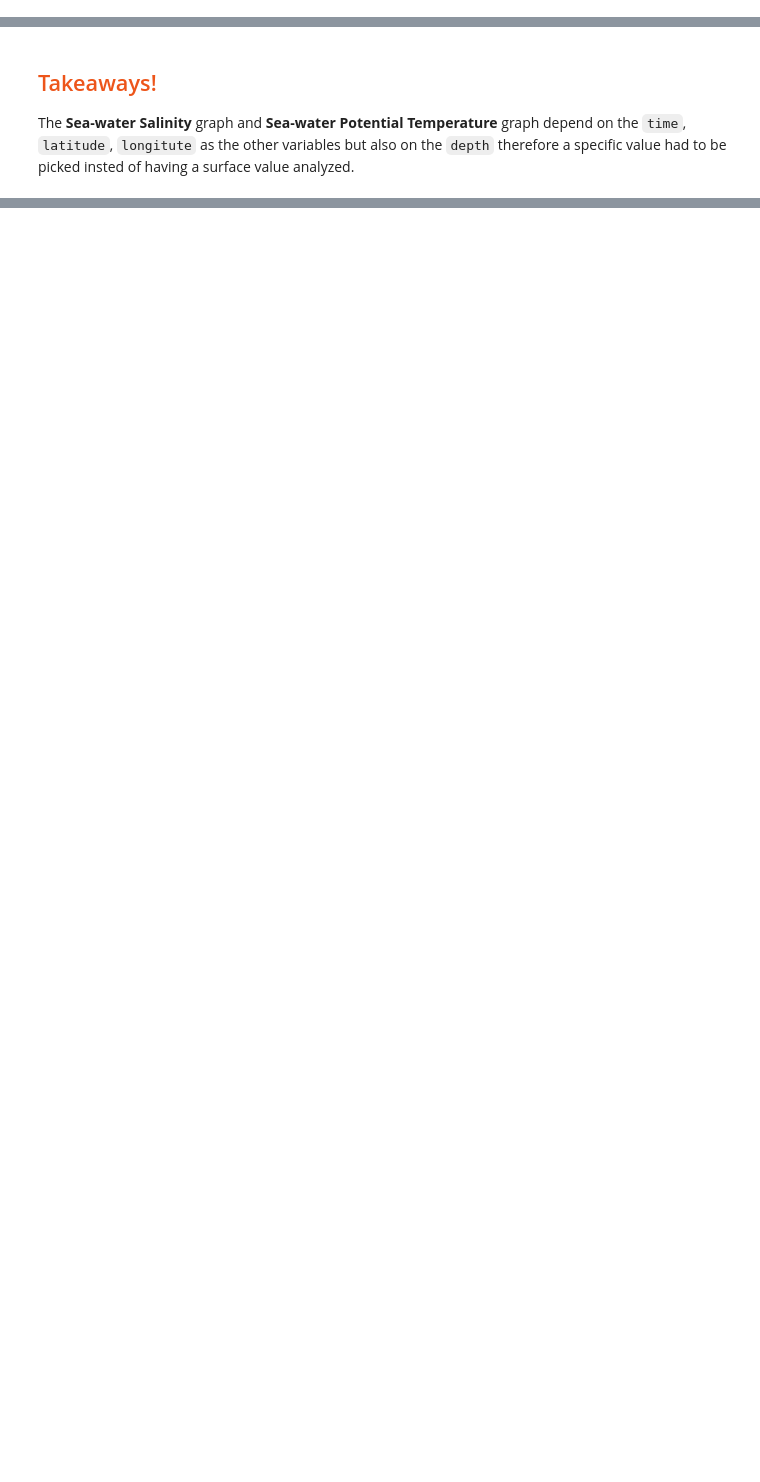
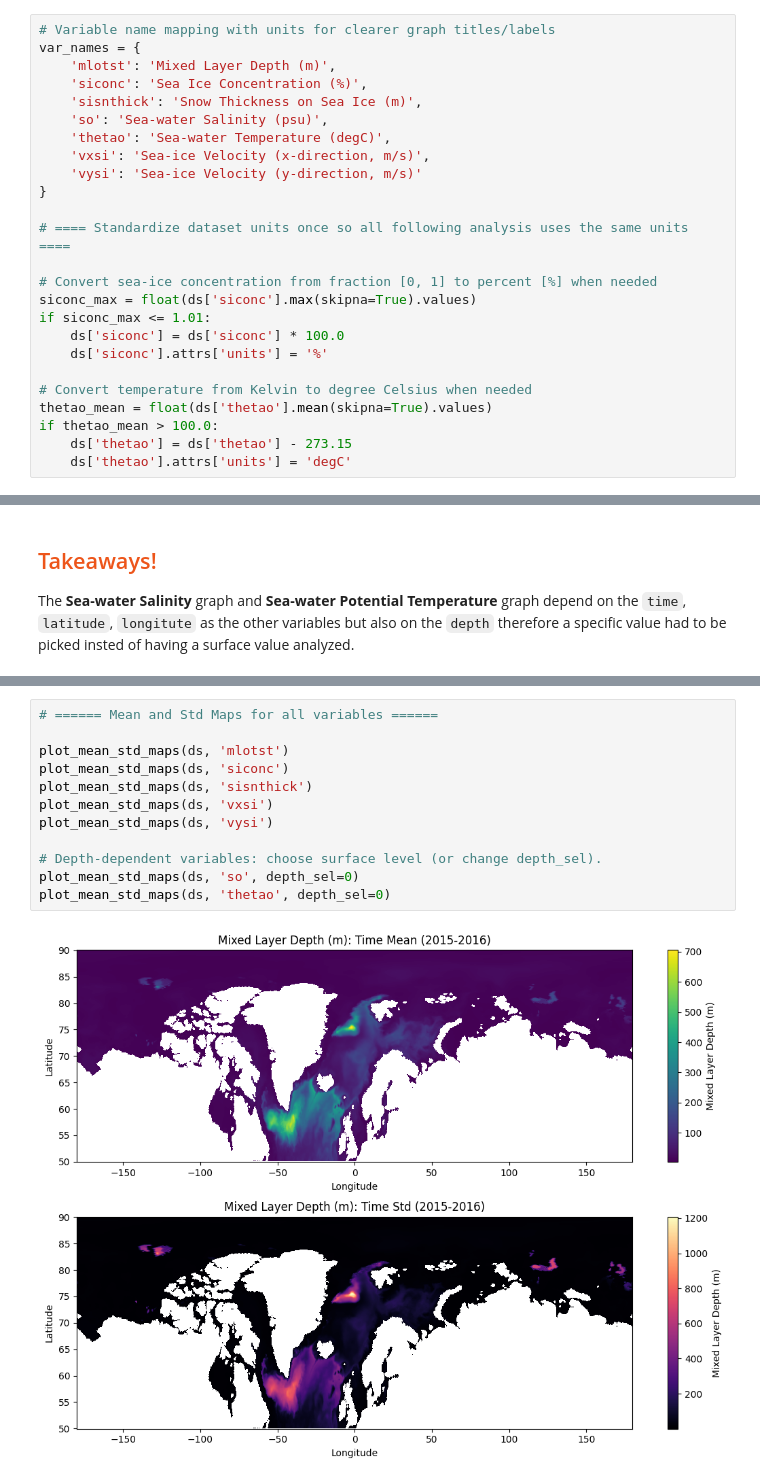
Before and after one commit to natslimak/OceanCourses, a Jupyter notebook: DigitalOcean/Assignment_2/Script.ipynb, the cells around one changed output, grey strips where cells are left out. Drawn from its saved outputs; the diff is of its cells as text; blank space fills up the shorter version.

```diff
--- a/DigitalOcean/Assignment_2/Script.ipynb
+++ b/DigitalOcean/Assignment_2/Script.ipynb
@@ -64 +67,26 @@ The geophysical fields in the dataset:
+# %%
+# Variable name mapping with units for clearer graph titles/labels
+var_names = {
+    'mlotst': 'Mixed Layer Depth (m)',
+    'siconc': 'Sea Ice Concentration (%)',
+    'sisnthick': 'Snow Thickness on Sea Ice (m)',
+    'so': 'Sea-water Salinity (psu)',
+    'thetao': 'Sea-water Temperature (degC)',
+    'vxsi': 'Sea-ice Velocity (x-direction, m/s)',
+    'vysi': 'Sea-ice Velocity (y-direction, m/s)'
+}
+
+# ==== Standardize dataset units once so all following analysis uses the same units ====
+
+# Convert sea-ice concentration from fraction [0, 1] to percent [%] when needed
+siconc_max = float(ds['siconc'].max(skipna=True).values)
+if siconc_max <= 1.01:
+    ds['siconc'] = ds['siconc'] * 100.0
+    ds['siconc'].attrs['units'] = '%'
+
+# Convert temperature from Kelvin to degree Celsius when needed
+thetao_mean = float(ds['thetao'].mean(skipna=True).values)
+if thetao_mean > 100.0:
+    ds['thetao'] = ds['thetao'] - 273.15
+    ds['thetao'].attrs['units'] = 'degC'
 # %% [markdown]
@@ -188,0 +203,14 @@ The **Sea-water Salinity** graph and **Sea-water Potential Temperature** graph d
+# %%
+# ====== Mean and Std Maps for all variables ======
+
+plot_mean_std_maps(ds, 'mlotst')
+plot_mean_std_maps(ds, 'siconc')
+plot_mean_std_maps(ds, 'sisnthick')
+plot_mean_std_maps(ds, 'vxsi')
+plot_mean_std_maps(ds, 'vysi')
+
+# Depth-dependent variables: choose surface level (or change depth_sel).
+plot_mean_std_maps(ds, 'so', depth_sel=0)
+plot_mean_std_maps(ds, 'thetao', depth_sel=0)
+# %% [output]
+[figure, added]
```
Also changed, not shown: parts of 37 cells of this notebook, 2 other files.
